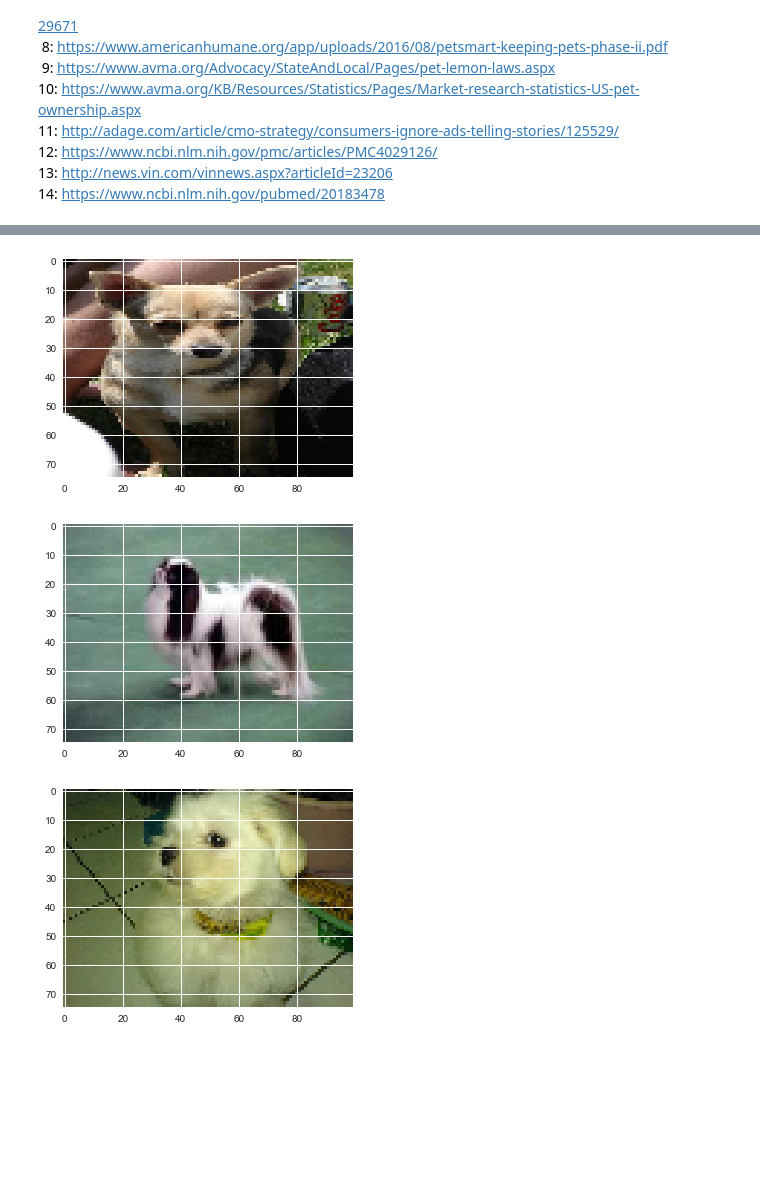
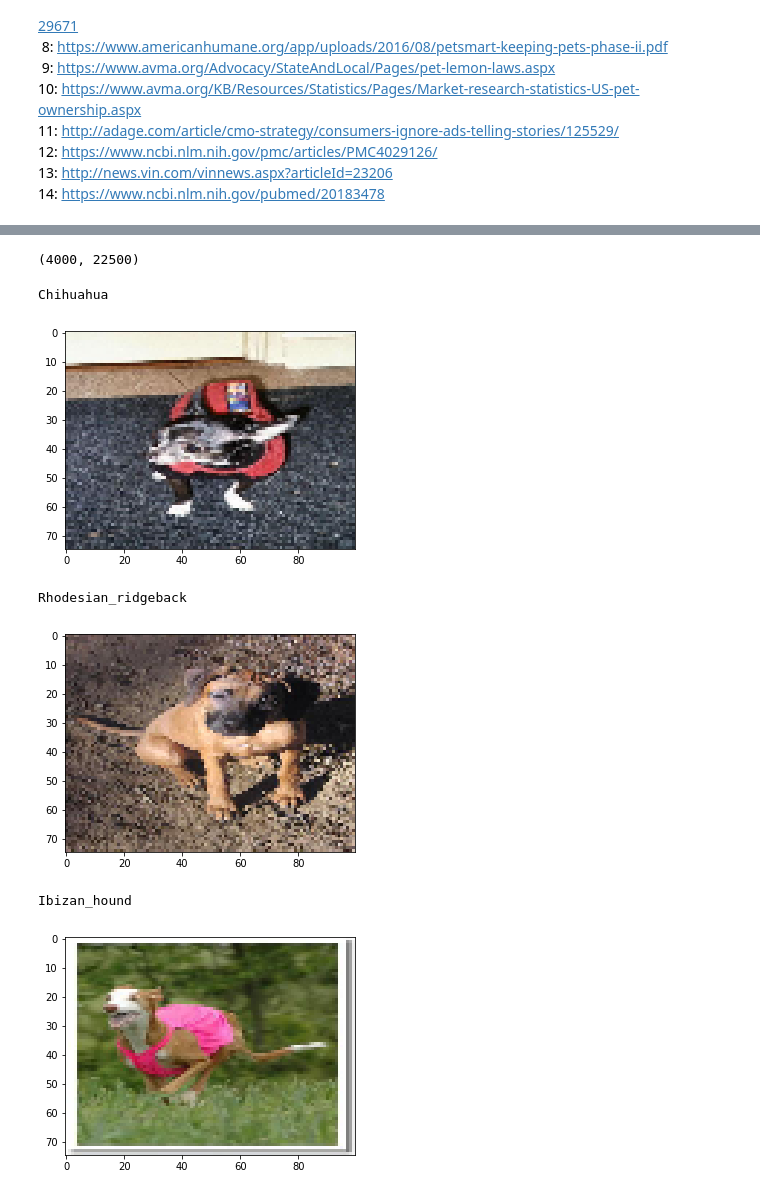
Before and after one commit to popov95s/CSE5324-Labs, a Jupyter notebook: lab-six/Stefan Notebook.ipynb, the cells around one changed output, grey strips where cells are left out. Cells and saved outputs as stored; diff of their text form; code cells hidden in the pictures; blank space fills up the shorter version.

```diff
--- a/lab-six/Stefan Notebook.ipynb
+++ b/lab-six/Stefan Notebook.ipynb
@@ -52,7 +52,7 @@ import random
 
 #Set the image size and path to the data
 img_size = (75,100,3)
-img_path = '../lab-two/Images/'
+img_path = 'Images/'
 #img_path = '/mnt/c/Users/Tylergiallanza/Downloads/dogs/Images/'
 img_paths = []
 img_annotations = []
@@ -62,5 +62,5 @@ for dirpath, dirnames, filenames in os.walk(img_path):
     for filename in [f for f in filenames if f.endswith(".jpg")]:
         img_paths.append(os.path.join(dirpath, filename))
         img_annotations.append(dirpath.split('/')[-1].split('-')[1])
-img_annotations = img_annotations[0:952]
+img_annotations = img_annotations[0:4000]
 # %%
@@ -70,24 +77,59 @@ for path in img_paths[0:952]:
 # %%
-from sklearn.model_selection import train_test_split
+from sklearn.model_selection import StratifiedKFold
 from sklearn.preprocessing import OneHotEncoder
+from copy import deepcopy
+
+skf = StratifiedKFold(n_splits = 10)
+
 X = np.array(img_data)
+
 unique_classes = list(set(img_annotations))
 class_dict = {unique_classes[x]:x for x in range(len(unique_classes))}
+reverse_class_dict = {x:unique_classes[x] for x in range(len(unique_classes))}
 y = np.array([class_dict[i] for i in img_annotations])
-X_train, X_test, y_train, y_test = train_test_split(X, y, test_size=0.2)
+
+train_list = []
+test_list = []
+
+for train_index, test_index in skf.split(X, y):
+    train_list.append(train_index)
+    test_list.append(test_index)
+
+
+
+X_train = deepcopy(X[train_list[0]])
+X_test = deepcopy(X[test_list[0]])
+y_train = deepcopy(y[train_list[0]])
+y_test = deepcopy(y[test_list[0]])
+X_train_mlp = deepcopy(X_mlp[train_list[0]])
+X_test_mlp = deepcopy(X_mlp[test_list[0]])
+y_train_mlp = deepcopy(y[train_list[0]])
+y_test_mlp = deepcopy(y[test_list[0]])
+
 NUM_CLASSES = len(unique_classes)
+
 input_size= img_size[0]*img_size[1] if len(img_size)==2 else img_size[0]*img_size[1]*img_size[2]
+# %%
+X_mlp.shape
+# %% [output]
+(4000, 22500)
 # %%
-plt.imshow(img_data[0].reshape(img_size),cmap='gray')
+print(reverse_class_dict[y_train[100]])
+plt.imshow(X_train[120].reshape(img_size),cmap='gray')
 plt.show()
-plt.imshow(img_data[300].reshape(img_size),cmap='gray')
+print(reverse_class_dict[y_train[1450]])
+plt.imshow(X_train[1450].reshape(img_size),cmap='gray')
 plt.show()
-plt.imshow(img_data[499].reshape(img_size),cmap='gray')
+print(reverse_class_dict[y_train[3499]])
+plt.imshow(X_train[3499].reshape(img_size),cmap='gray')
 plt.show()
 # %% [output]
+Chihuahua
-[figure, old version]
+[figure, new version]
+Rhodesian_ridgeback
-[figure, old version]
+[figure, new version]
+Ibizan_hound
-[figure, old version]
+[figure, new version]
 # %%
 from sklearn import metrics as mt
 from matplotlib import pyplot as plt
```
Also changed, not shown: parts of 19 cells of this notebook.
